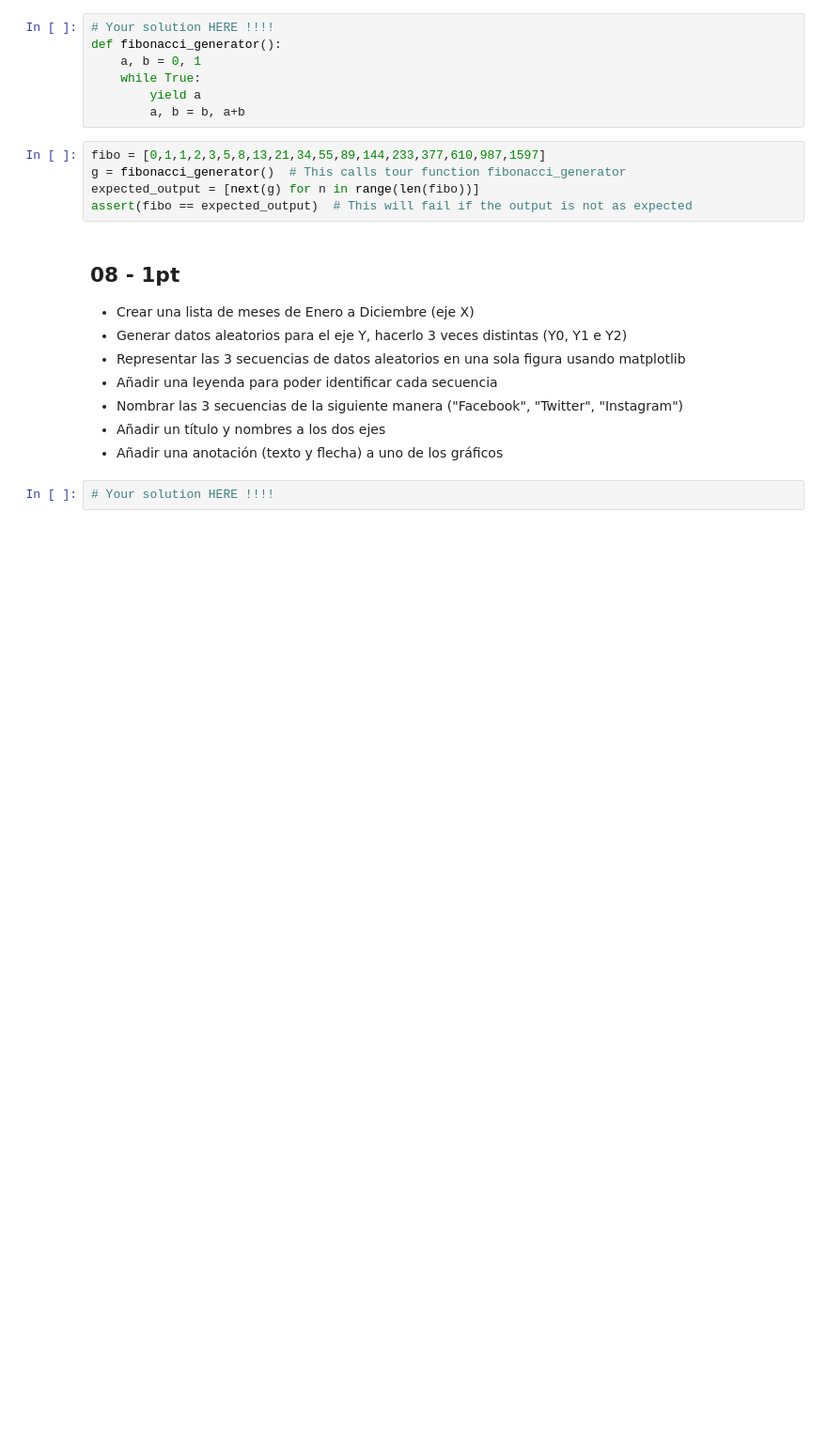
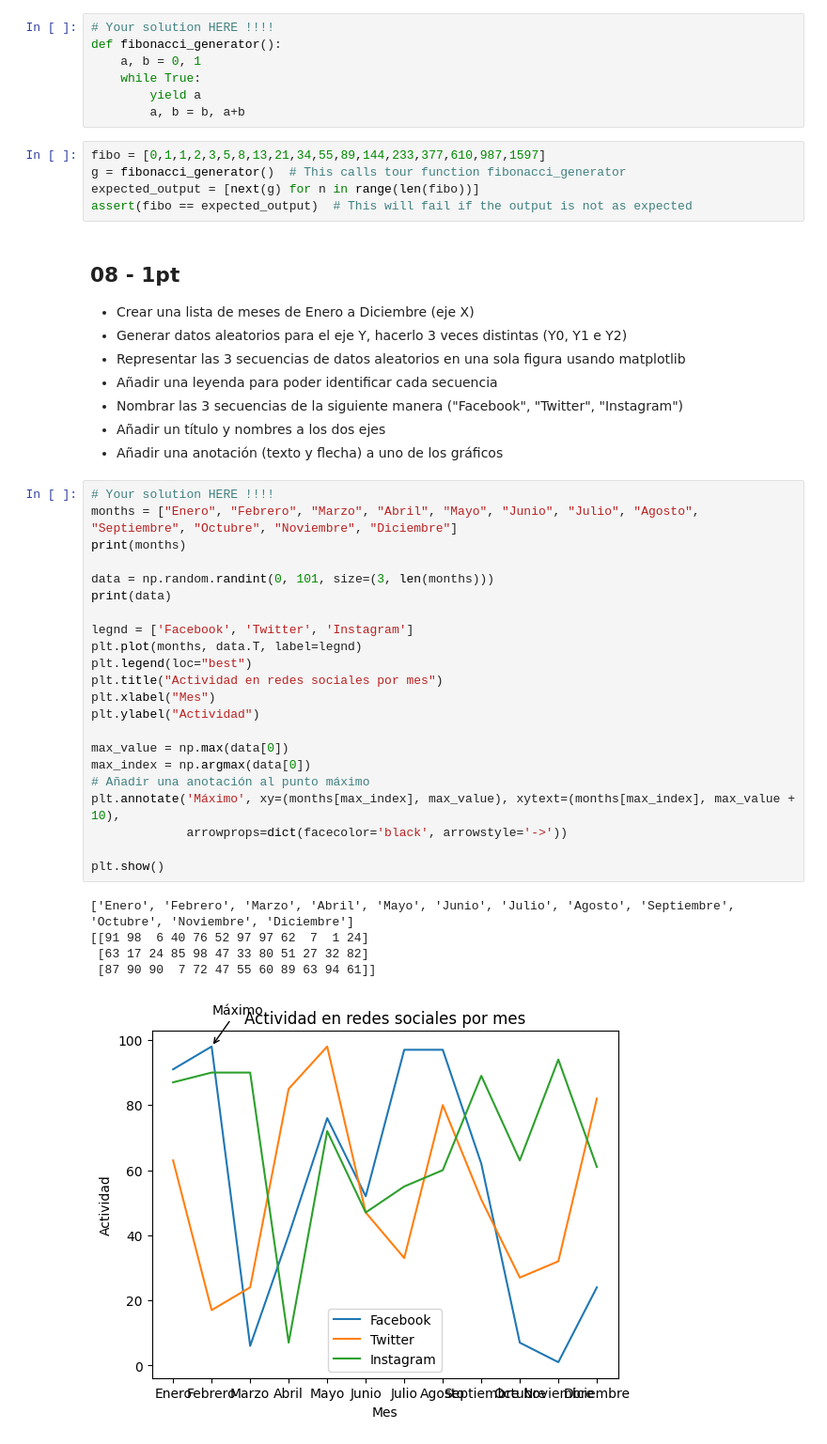
Before and after one commit to JoseJesusLaCasaNieto/Python_Artificial_Intelligence, a Jupyter notebook: Examen_Primera_Convocatoria_2023/ASR_01MIAR_23ABR_Exam01.ipynb, the cells around one changed output. Shown: that part at 94% size. Drawn from its saved outputs; the diff is of its cells as text; blank space fills up the shorter version.

```diff
--- a/Examen_Primera_Convocatoria_2023/ASR_01MIAR_23ABR_Exam01.ipynb
+++ b/Examen_Primera_Convocatoria_2023/ASR_01MIAR_23ABR_Exam01.ipynb
@@ -222,3 +215,29 @@ assert(fibo == expected_output)  # This will fail if the output is not as expect
 - Añadir una anotación (texto y flecha) a uno de los gráficos
 # %%
 # Your solution HERE !!!!
+months = ["Enero", "Febrero", "Marzo", "Abril", "Mayo", "Junio", "Julio", "Agosto", "Septiembre", "Octubre", "Noviembre", "Diciembre"]
+print(months)
+
+data = np.random.randint(0, 101, size=(3, len(months)))
+print(data)
+
+legnd = ['Facebook', 'Twitter', 'Instagram']
+plt.plot(months, data.T, label=legnd)
+plt.legend(loc="best")
+plt.title("Actividad en redes sociales por mes")
+plt.xlabel("Mes")
+plt.ylabel("Actividad")
+
+max_value = np.max(data[0])
+max_index = np.argmax(data[0])
+# Añadir una anotación al punto máximo
+plt.annotate('Máximo', xy=(months[max_index], max_value), xytext=(months[max_index], max_value + 10),
+             arrowprops=dict(facecolor='black', arrowstyle='->'))
+
+plt.show()
+# %% [output]
+['Enero', 'Febrero', 'Marzo', 'Abril', 'Mayo', 'Junio', 'Julio', 'Agosto', 'Septiembre', 'Octubre', 'Noviembre', 'Diciembre']
+[[91 98  6 40 76 52 97 97 62  7  1 24]
+ [63 17 24 85 98 47 33 80 51 27 32 82]
+ [87 90 90  7 72 47 55 60 89 63 94 61]]
+[figure, added]
```
Also changed, not shown: parts of 1 cell of this notebook.
